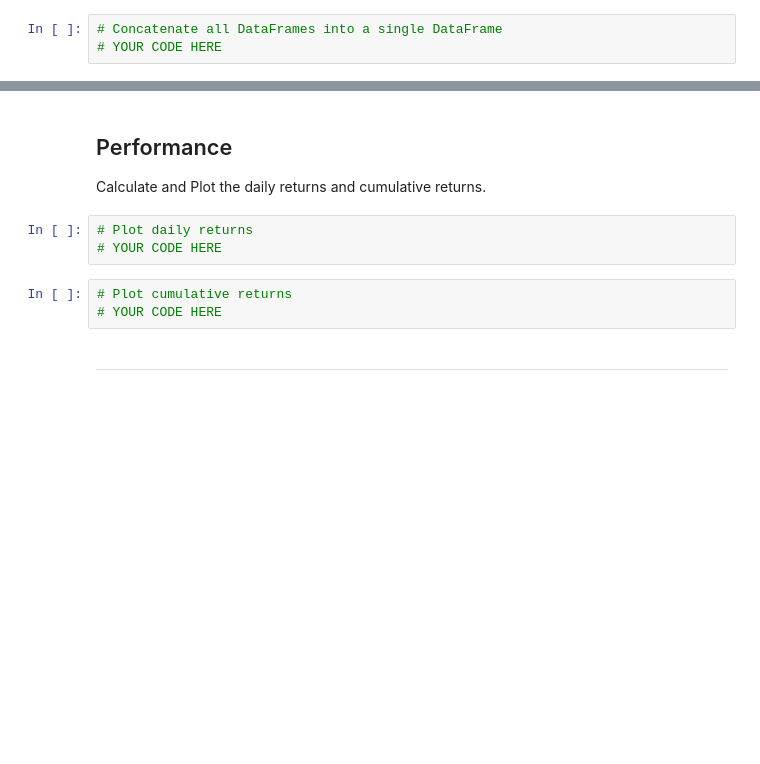
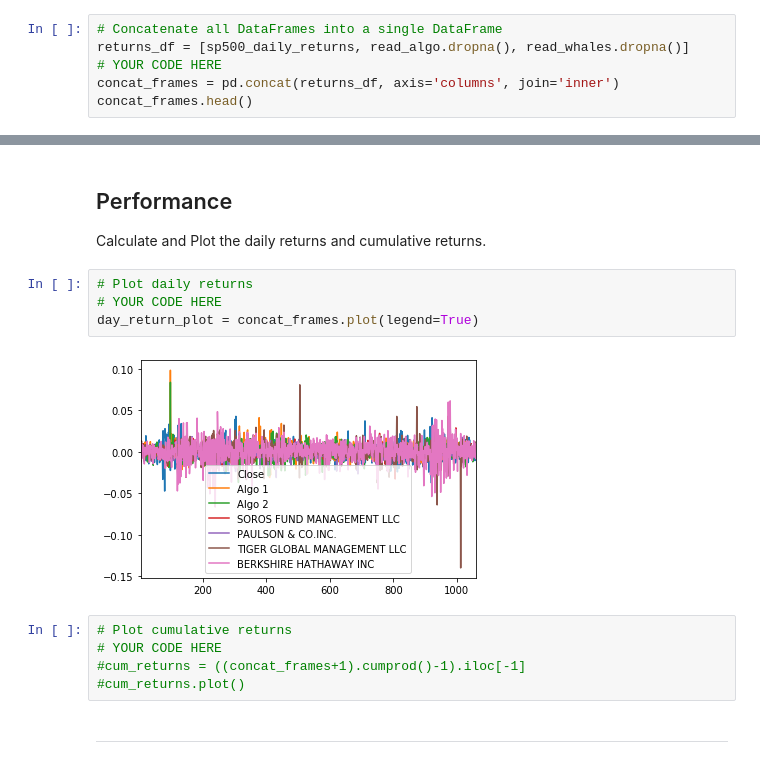
Before and after one commit to alanm1995/alanhw2, a Jupyter notebook: Starter_Code/whale_analysis.ipynb, the cells around one changed output, grey strips where cells are left out. Cells and saved outputs as stored; diff of their text form; blank space fills up the shorter version.

```diff
--- a/Starter_Code/whale_analysis.ipynb
+++ b/Starter_Code/whale_analysis.ipynb
@@ -183,4 +190,7 @@ Name: Close, Length: 1649, dtype: float64
 ## Combine Whale, Algorithmic, and S&P 500 Returns
 # %%
 # Concatenate all DataFrames into a single DataFrame
+returns_df = [sp500_daily_returns, read_algo.dropna(), read_whales.dropna()]
 # YOUR CODE HERE
+concat_frames = pd.concat(returns_df, axis='columns', join='inner')
+concat_frames.head()
@@ -197,9 +214,14 @@ Calculate and Plot the daily returns and cumulative returns.
 # %%
 # Plot daily returns
 # YOUR CODE HERE
+day_return_plot = concat_frames.plot(legend=True)
+# %% [output]
+[figure, added]
 # %%
 # Plot cumulative returns
 # YOUR CODE HERE
+#cum_returns = ((concat_frames+1).cumprod()-1).iloc[-1]
+#cum_returns.plot()
 # %% [markdown]
 ---
 # %% [markdown]
```
Also changed, not shown: parts of 36 cells of this notebook, 2 other files.
